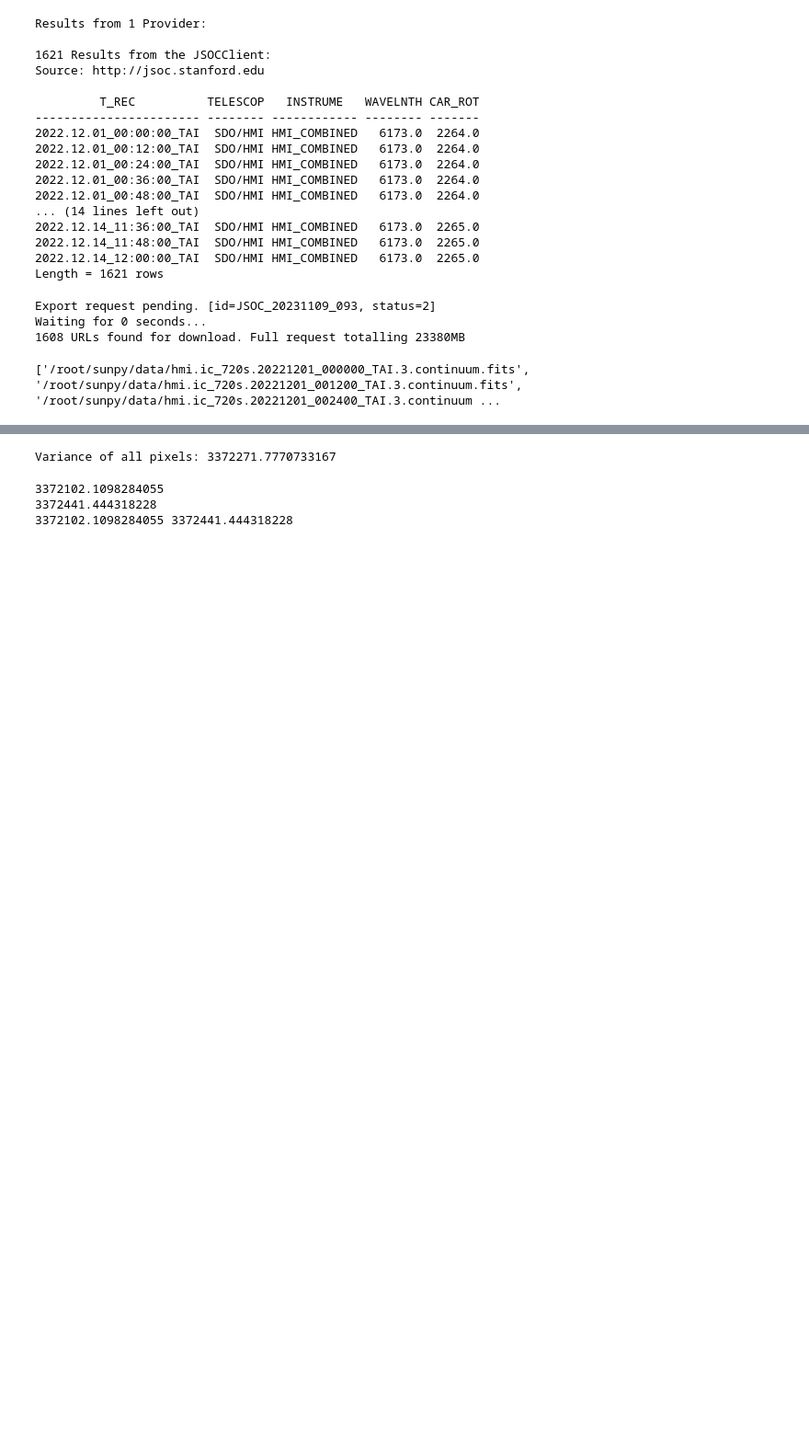
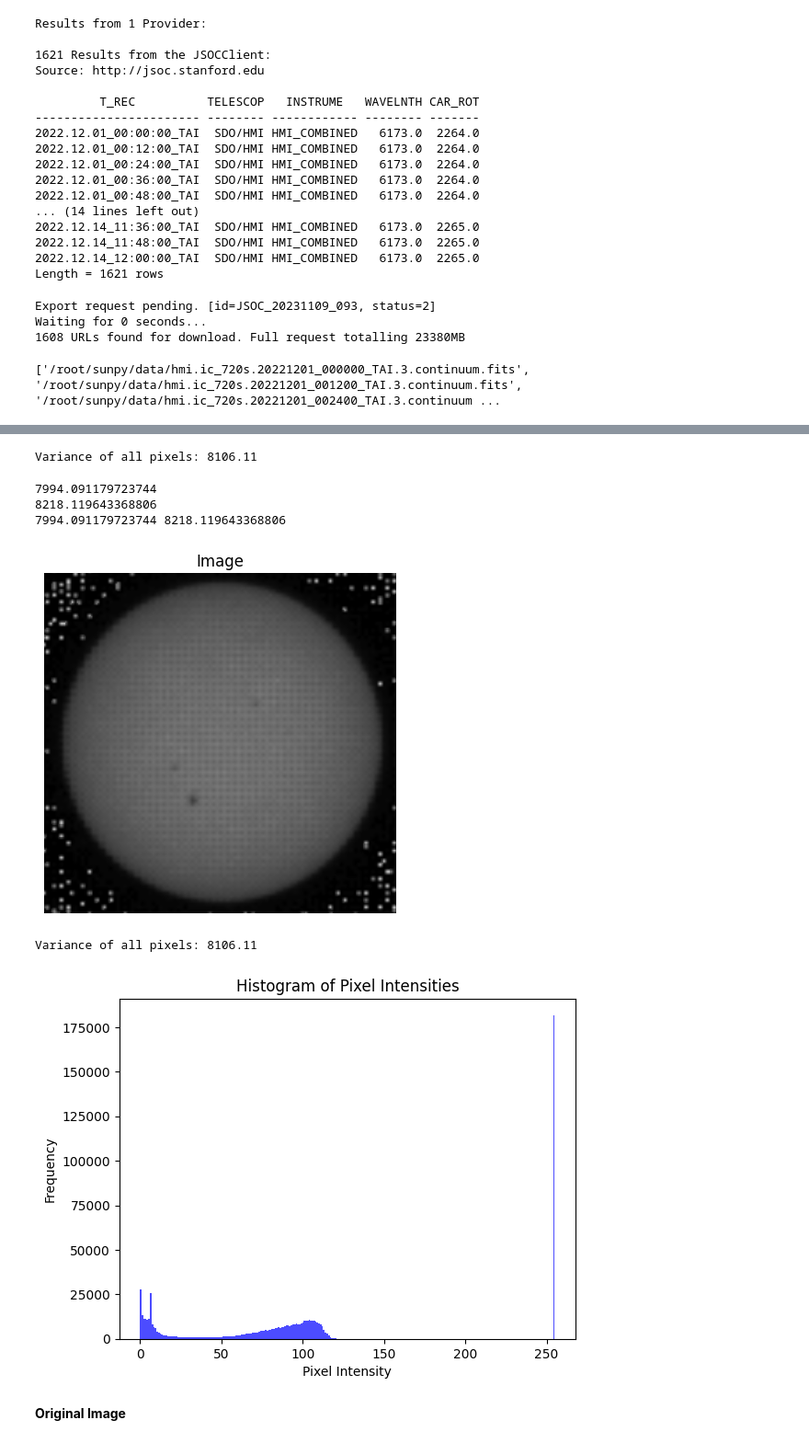
Before and after one commit to rituparna50/MarsPosition, a Jupyter notebook: Image_Analysis.ipynb, the cells around one changed output, grey strips where cells are left out. Shown at 92% size. Cells and saved outputs as stored; diff of their text form; code cells hidden in the pictures; blank space fills up the shorter version.

```diff
--- a/Image_Analysis.ipynb
+++ b/Image_Analysis.ipynb
@@ -120,21 +120,51 @@ display(img)
 # %%
 # Convert the image to a numpy array
-img_array = np.array(img)
+img_array = np.array(img1)
 
 # Calculate the variance of all pixels
-variance_pixel_value = np.var(img_array)
+variance_pixel_value1 = np.var(img_array1)
 
-print("Variance of all pixels:", variance_pixel_value)
+print("Variance of all pixels:", round(variance_pixel_value1, 2))
 # %% [output]
-Variance of all pixels: 3372271.7770733167
+Variance of all pixels: 8106.11
-# %%
-NR_lower = variance_pixel_value - mean_pixel_value
-NR_upper = mean_pixel_value + variance_pixel_value
-
-print(NR_lower)
-print(NR_upper)
-print(NR_lower,NR_upper)
-# %% [output]
-3372102.1098284055
-3372441.444318228
-3372102.1098284055 3372441.444318228
+# %%
+NR_lower1 = variance_pixel_value1 - mean_pixel_value1
+NR_upper1 = mean_pixel_value1 + variance_pixel_value1
+
+print(NR_lower1)
+print(NR_upper1)
+print(NR_lower1,NR_upper1)
+# %% [output]
+7994.091179723744
+8218.119643368806
+7994.091179723744 8218.119643368806
+# %%
+import matplotlib.pyplot as plt
+
+# Load the image and convert to a numpy array
+img_path1 = '/content/2022.12.08,L,crop.png'  # Replace with the correct path to your image
+img1 = Image.open(img_path1)
+img_array1 = np.array(img1)
+
+# Display the image
+plt.imshow(img1)
+plt.title('Image')
+plt.axis('off')  # Hide axis
+plt.show()
+
+# Calculate variance
+variance_pixel_value = np.var(img_array)
+print(f"Variance of all pixels: {variance_pixel_value1:.2f}")
+
+# Plot a histogram of pixel values
+plt.hist(img_array.flatten(), bins=256, range=(0,255), color='blue', alpha=0.7)
+plt.title('Histogram of Pixel Intensities')
+plt.xlabel('Pixel Intensity')
+plt.ylabel('Frequency')
+plt.show()
+# %% [output]
+[figure, added]
+Variance of all pixels: 8106.11
+[figure, added]
+# %% [markdown]
+**Original Image**
```
Also changed, not shown: parts of 2 cells of this notebook.
